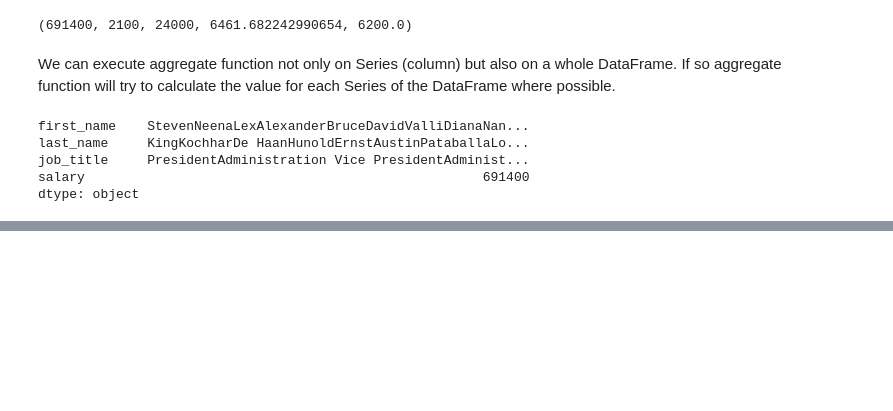
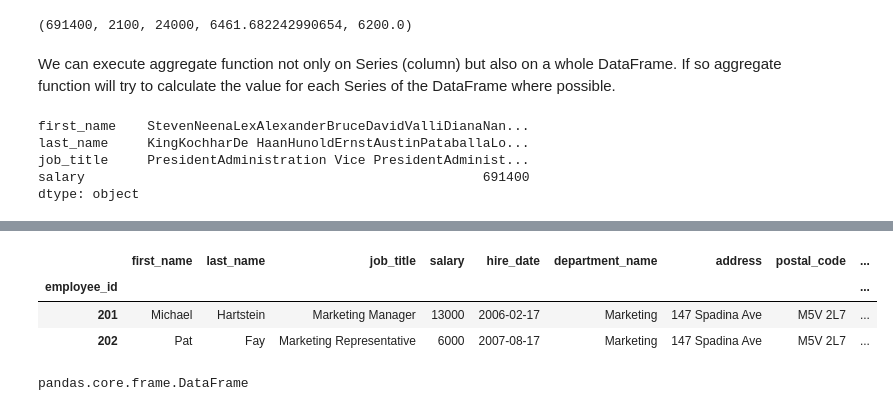
Before and after one commit to alx2202/DataAnalysis, a Jupyter notebook: Day15/groupping_and_aggregation.ipynb, the cells around one changed output, grey strips where cells are left out. Cells and saved outputs as stored; diff of their text form; code cells hidden in the pictures; blank space fills up the shorter version.

Commit message:
Groupping.

```diff
--- a/Day15/groupping_and_aggregation.ipynb
+++ b/Day15/groupping_and_aggregation.ipynb
@@ -47,0 +125,3 @@ dtype: object
+# %%
+groups = emps.groupby('city')
+groups
@@ -47,0 +153,12 @@ dtype: object
+# %%
+# we can get the data for particular group
+groups.get_group('Toronto')
+# %% [output]
+|  | first_name | last_name | job_title | salary | hire_date | department_name | address | postal_code | ... |
+| employee_id |  |  |  |  |  |  |  |  | ... |
+| 201 | Michael | Hartstein | Marketing Manager | 13000 | 2006-02-17 | Marketing | 147 Spadina Ave | M5V 2L7 | ... |
+| 202 | Pat | Fay | Marketing Representative | 6000 | 2007-08-17 | Marketing | 147 Spadina Ave | M5V 2L7 | ... |
+# %%
+type(groups.get_group('Toronto'))
+# %% [output]
+pandas.core.frame.DataFrame
```
Also changed, not shown: parts of 18 cells of this notebook, 7 other files.
